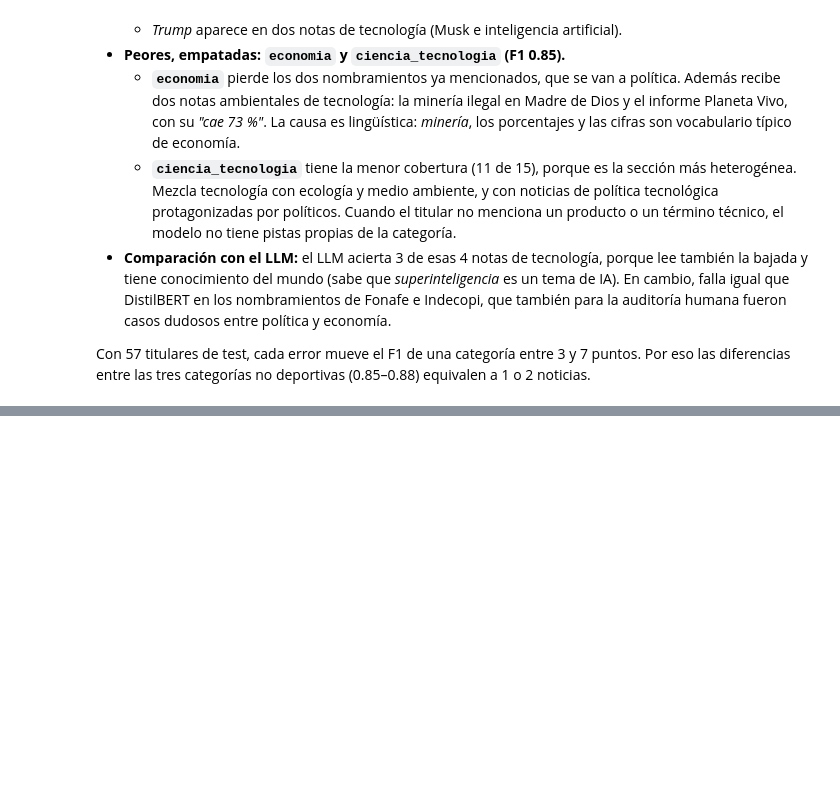
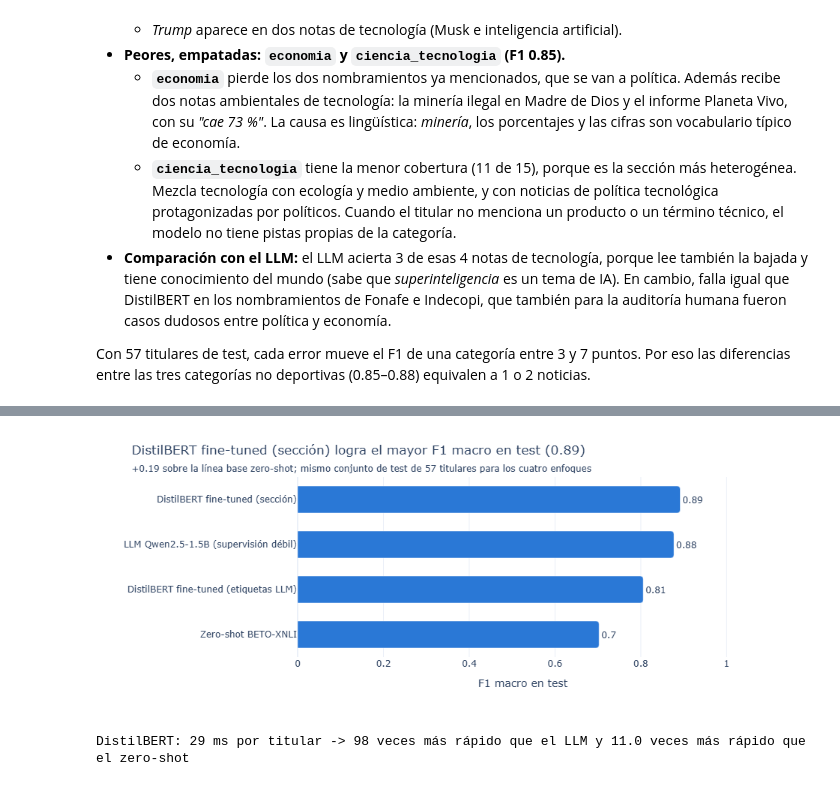
Before and after one commit to IvettexMamani/diplomado-python-2026, a Jupyter notebook: tarea_1/02_clasificacion.ipynb, the cells around one changed output, grey strips where cells are left out. Cells and saved outputs as stored; diff of their text form; code cells hidden in the pictures; blank space fills up the shorter version.

```diff
--- a/tarea_1/02_clasificacion.ipynb
+++ b/tarea_1/02_clasificacion.ipynb
@@ -568,0 +573,11 @@ Con 57 titulares de test, cada error mueve el F1 de una categoría entre 3 y 7 p
+# %%
+# Variante de supervisión débil: mismo modelo y partición, pero entrenado con las etiquetas del LLM
+del trainer
+gc.collect()
+trainer_debil = entrenar("etiqueta_llm", str(MODELO / "checkpoint-trainer-debil"))
+pred_debil = [id2label[i] for i in trainer_debil.predict(a_dataset(test_df)).predictions.argmax(-1)]
+m_debil = metricas(test_df["etiqueta"], pred_debil)
+print(f"DistilBERT entrenado con etiquetas del LLM -> TEST accuracy {m_debil['accuracy']:.3f} "
+      f"| F1 macro {m_debil['f1_macro']:.3f}")
+del trainer_debil
+gc.collect();
@@ -568,0 +595,21 @@ Con 57 titulares de test, cada error mueve el F1 de una categoría entre 3 y 7 p
+# %%
+zs = pipeline("zero-shot-classification", model=ZS_MODELO, device=-1)
+t0 = time.time()
+pred_zs_test = zero_shot(test_df["titular"])
+lat_zs = (time.time() - t0) / len(test_df)
+m_zs_test = metricas(test_df["etiqueta"], pred_zs_test)
+m_llm_test = metricas(test_df["etiqueta"], test_df["etiqueta_llm"])
+del zs
+gc.collect()
+
+comparativa = pd.DataFrame([
+    {"enfoque": "Zero-shot BETO-XNLI", "entrenamiento": "ninguno", "entrada": "titular",
+     **m_zs_test, "latencia_ms": lat_zs * 1000, "tamaño_MB": 420},
+    {"enfoque": "LLM Qwen2.5-1.5B (supervisión débil)", "entrenamiento": "ninguno (prompt)",
+     "entrada": "titular + bajada", **m_llm_test, "latencia_ms": lat_llm * 1000, "tamaño_MB": 1100},
+    {"enfoque": "DistilBERT fine-tuned (etiquetas LLM)", "entrenamiento": f"{len(train_df)} titulares",
+     "entrada": "titular", **m_debil, "latencia_ms": lat_ft * 1000, "tamaño_MB": 540},
+    {"enfoque": "DistilBERT fine-tuned (sección)", "entrenamiento": f"{len(train_df)} titulares",
+     "entrada": "titular", **m_ft, "latencia_ms": lat_ft * 1000, "tamaño_MB": 540},
+])
+comparativa.round({"accuracy": 3, "f1_macro": 3, "latencia_ms": 0})
@@ -568,0 +622,22 @@ Con 57 titulares de test, cada error mueve el F1 de una categoría entre 3 y 7 p
+# %%
+orden = comparativa.sort_values("f1_macro")
+mejor, piso = orden.iloc[-1], comparativa.iloc[0]
+fig = px.bar(orden, x="f1_macro", y="enfoque", orientation="h", text=orden["f1_macro"].round(2),
+             labels={"f1_macro": "F1 macro en test", "enfoque": ""})
+fig.update_traces(marker_color="#2a78d6", textposition="outside", width=0.6)
+fig.update_layout(xaxis_range=[0, 1.05], barcornerradius=4, height=380, title=dict(
+    text=(f"{mejor['enfoque']} logra el mayor F1 macro en test ({mejor['f1_macro']:.2f})"),
+    subtitle=dict(text=(f"{mejor['f1_macro'] - piso['f1_macro']:+.2f} sobre la línea base zero-shot; "
+                        f"mismo conjunto de test de {len(test_df)} titulares para los cuatro enfoques"))))
+fig.show()
+# %% [output]
+[figure, added]
+# %%
+# Razones de velocidad de esta ejecución (la latencia en CPU varía unos ms entre corridas)
+lat = comparativa.set_index("enfoque")["latencia_ms"]
+lat_dist = lat["DistilBERT fine-tuned (sección)"]
+print(f"DistilBERT: {lat_dist:.0f} ms por titular -> "
+      f"{lat['LLM Qwen2.5-1.5B (supervisión débil)'] / lat_dist:.0f} veces más rápido que el LLM y "
+      f"{lat['Zero-shot BETO-XNLI'] / lat_dist:.1f} veces más rápido que el zero-shot")
+# %% [output]
+DistilBERT: 29 ms por titular -> 98 veces más rápido que el LLM y 11.0 veces más rápido que el zero-shot
```
Also changed, not shown: parts of 8 cells of this notebook, 1 other file.
